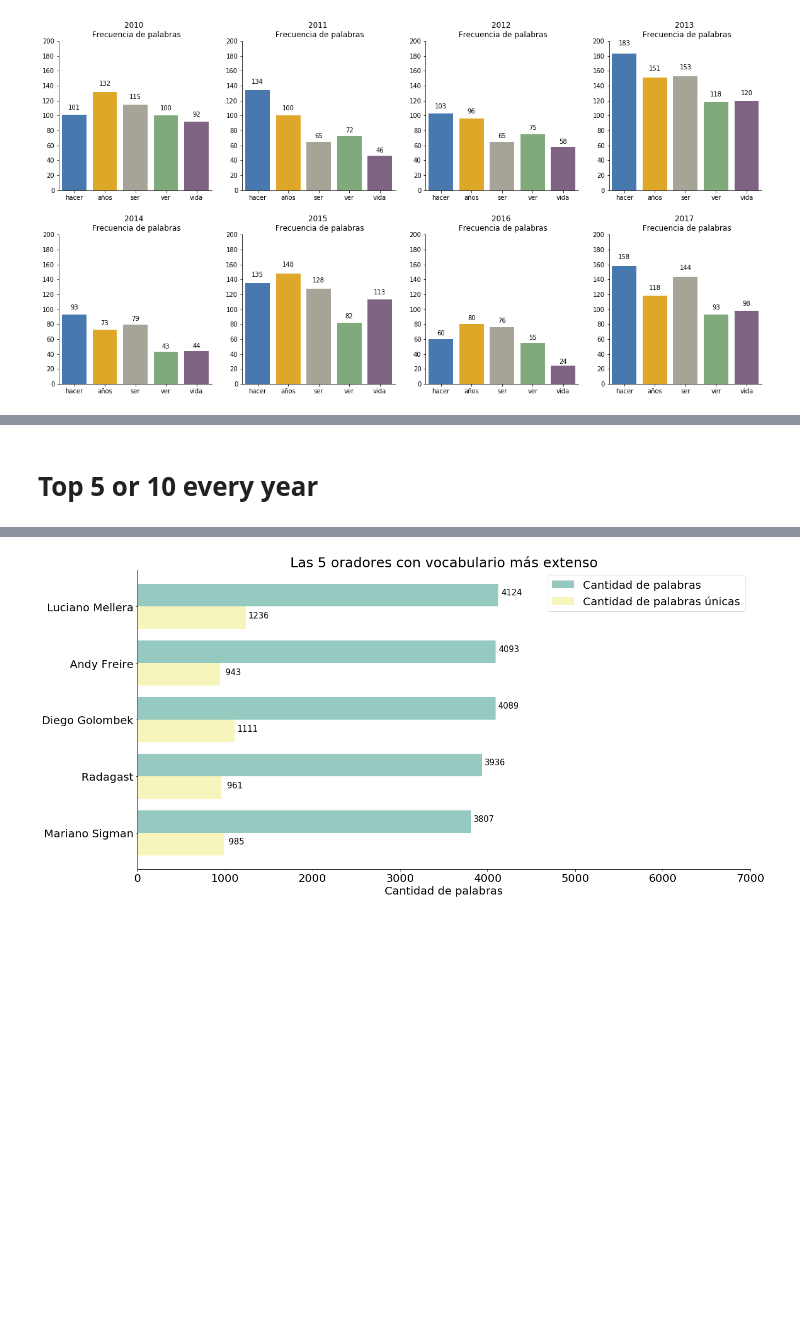
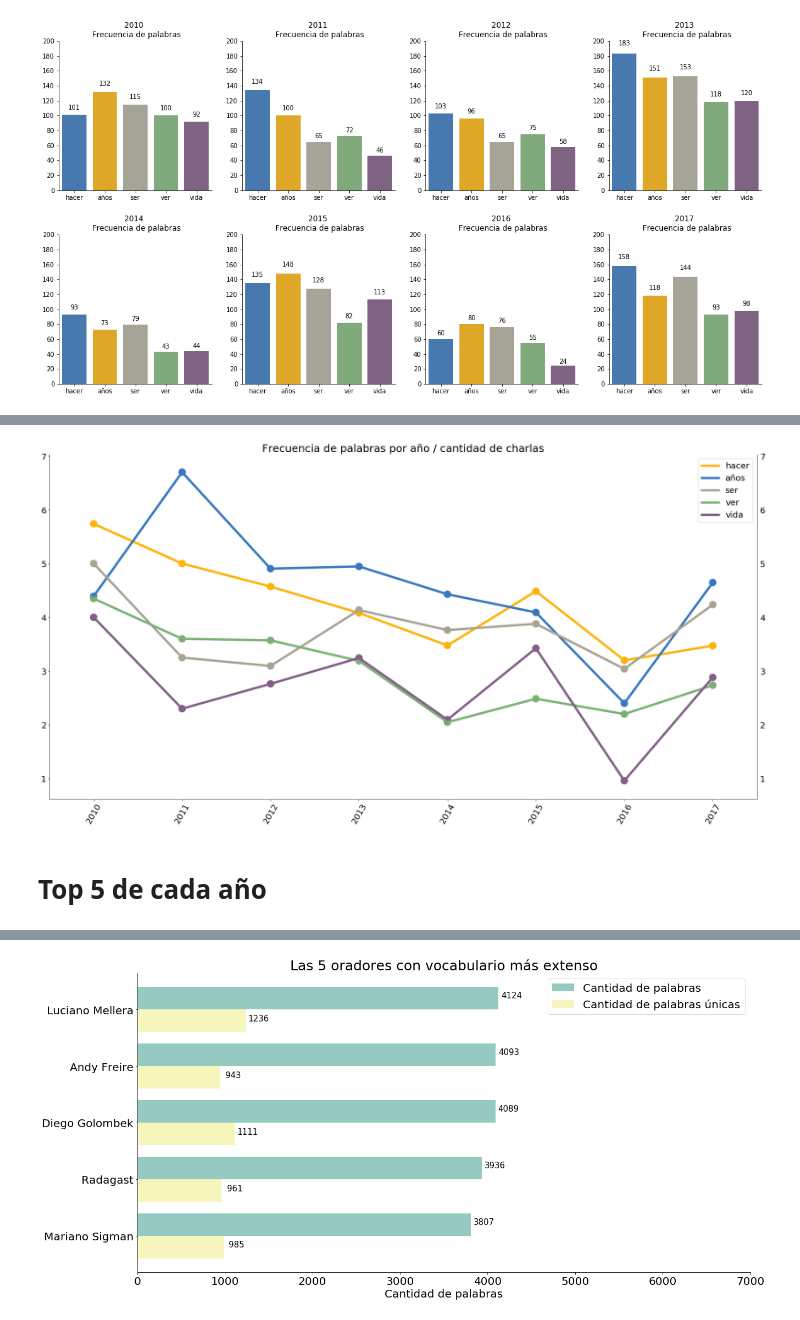
Before and after one commit to alexing/tedx, a Jupyter notebook: tedx_exploration.ipynb, the cells around one changed output, grey strips where cells are left out. Saved outputs shown, nothing was run; the diff lists cells and outputs as text; code cells hidden in the pictures; blank space fills up the shorter version.

```diff
--- a/tedx_exploration.ipynb
+++ b/tedx_exploration.ipynb
@@ -294,0 +317,3 @@ sns.countplot(x='year', data=df)
+# %%
+words_by_year = pd.DataFrame(words_by_year).transpose()
+words_by_year
@@ -294,0 +327,6 @@ sns.countplot(x='year', data=df)
+# %%
+for a_year in range(2010,2018):
+    words_by_year[a_year] = words_by_year[a_year] / df.groupby('year').count()['file'][a_year]
+# %%
+words_by_year = pd.DataFrame(words_by_year).transpose()
+words_by_year
@@ -295,5 +343,32 @@ sns.countplot(x='year', data=df)
+# %%
+values_for_y_ticks = []
+for a_word in words_by_year.columns:
+    values_for_y_ticks.extend(words_by_year[a_word].unique())
+values_for_y_ticks = list(set(values_for_y_ticks))
+
+colormap = {'hacer': "xkcd:windows blue", 'años': "xkcd:amber", 'ser': "xkcd:greyish", 'ver': "xkcd:faded green", 'vida':"xkcd:dusty purple"}
+
+fig, ax = plt.subplots(figsize=(30,15))
+for top_word in list(words_by_year.columns):
+    sns.pointplot(x=words_by_year.index, y=words_by_year[top_word], color=colormap[top_word], scale=2,)
+ax.spines["top"].set_visible(False)
+plt.tick_params(axis='both', labelright=True, labelsize=20)
+ax.set_title("Frecuencia de palabras por año / cantidad de charlas", fontdict={'fontsize': 25})
+plt.ylabel("")
+plt.xlabel('')
+for tick in ax.xaxis.get_major_ticks():
+    tick.label.set_fontsize(20)
+    tick.label.set_rotation(60)
+for tick in ax.yaxis.get_major_ticks():
+    tick.label.set_fontsize(20)
+
+ax.legend(handles=ax.lines[::len(words_by_year)+1], labels=list(top_five_words), prop={'size': 20})
+#plt.savefig('img/terms_by_year.jpg')
+plt.show();
+# %% [output]
+[figure, added]
 # %% [markdown]
-# Top 5 or 10 every year
+# Top 5 de cada año
 # %%
 def plot_year(year, palette):
     rows = list()
```
Also changed, not shown: parts of 35 cells of this notebook, 1 other file.
